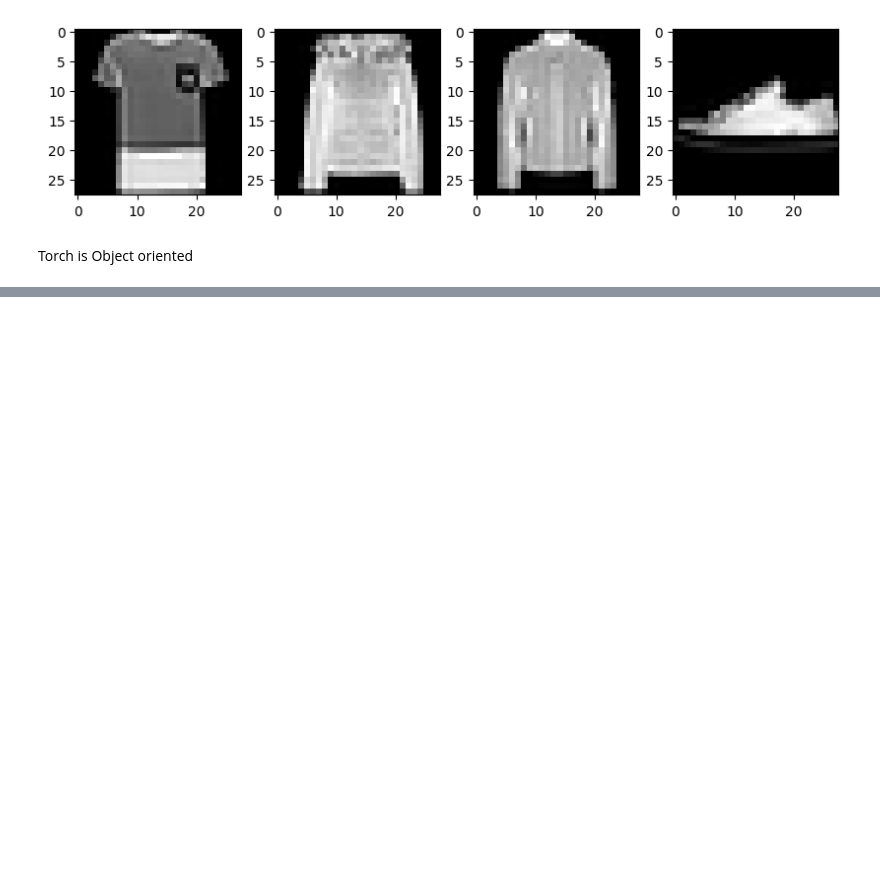
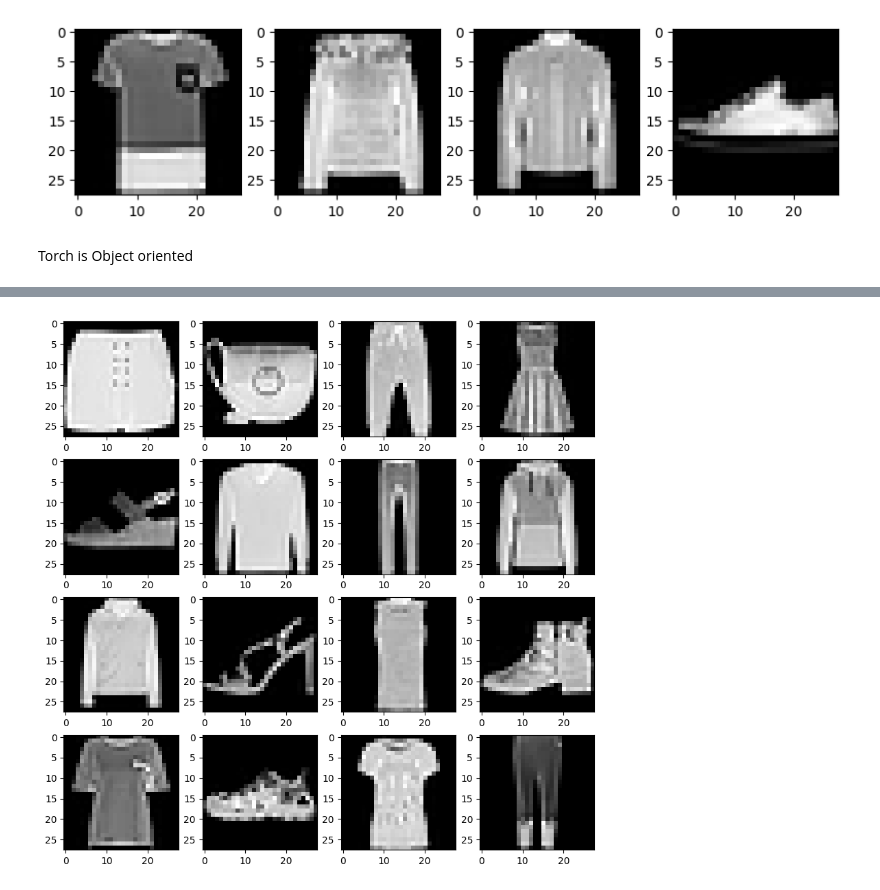
Before and after one commit to bananighosh/ml_basics_decoded, a Jupyter notebook: 01_pytorch_demo_image_classification.ipynb, the cells around one changed output, grey strips where cells are left out. Drawn from its saved outputs; the diff is of its cells as text; code cells hidden in the pictures; blank space fills up the shorter version.

```diff
--- a/01_pytorch_demo_image_classification.ipynb
+++ b/01_pytorch_demo_image_classification.ipynb
@@ -155,0 +188,7 @@ print(f"Epoch {epoch} , train_loss {train_loss}, test_loss {test_loss}")
+# %%
+plt.figure(figsize=(10,10))
+for index in np.arange(0, 16):
+  plt.subplot(4, 4, index + 1)
+  plt.imshow(images[index].cpu().squeeze().numpy(), cmap = plt.cm.gray)
+# %% [output]
+[figure, added]
```
Also changed, not shown: parts of 4 cells of this notebook.
